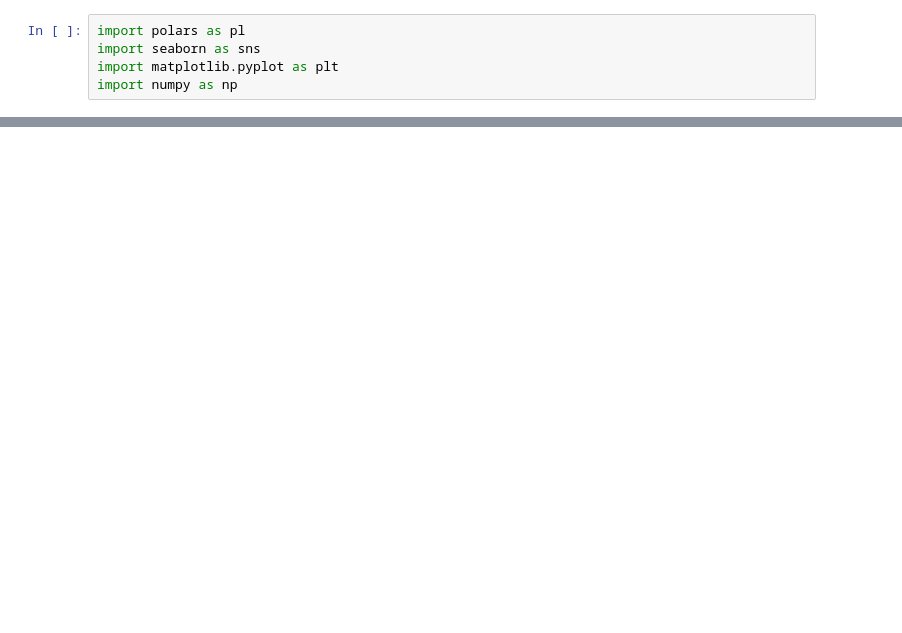
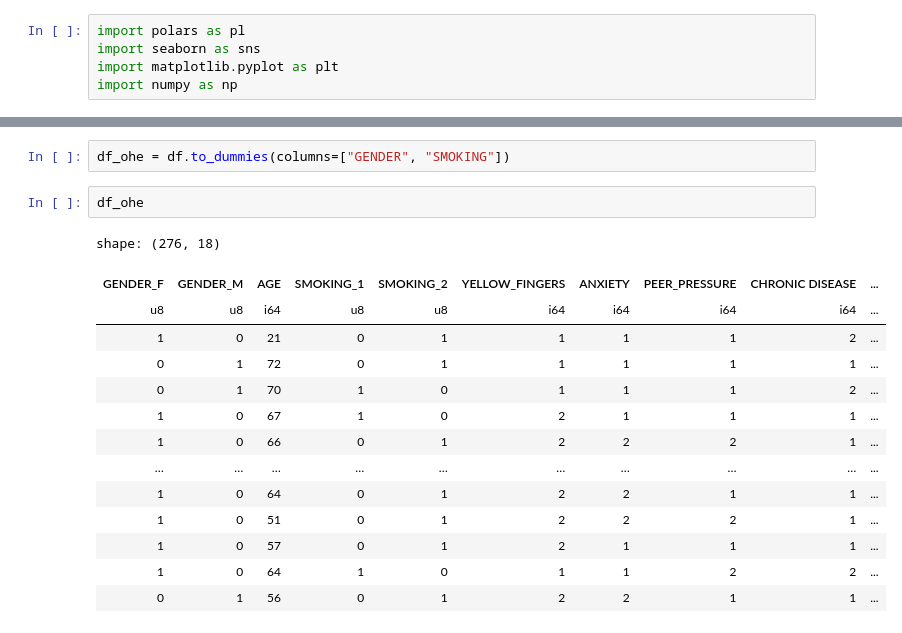
Before and after one commit to the-madhankumar/LungCancer, a Jupyter notebook: Code/main.ipynb, the cells around one changed output, grey strips where cells are left out. Saved outputs shown, nothing was run; the diff lists cells and outputs as text; blank space fills up the shorter version.

```diff
--- a/Code/main.ipynb
+++ b/Code/main.ipynb
@@ -17,0 +113,19 @@ shape: (5, 16)
+# %%
+df_ohe = df.to_dummies(columns=["GENDER", "SMOKING"])
+# %%
+df_ohe
+# %% [output]
+shape: (276, 18)
+| GENDER_F | GENDER_M | AGE | SMOKING_1 | SMOKING_2 | YELLOW_FINGERS | ANXIETY | PEER_PRESSURE | CHRONIC DISEASE | ... |
+| u8 | u8 | i64 | u8 | u8 | i64 | i64 | i64 | i64 | ... |
+| 1 | 0 | 21 | 0 | 1 | 1 | 1 | 1 | 2 | ... |
+| 0 | 1 | 72 | 0 | 1 | 1 | 1 | 1 | 1 | ... |
+| 0 | 1 | 70 | 1 | 0 | 1 | 1 | 1 | 2 | ... |
+| 1 | 0 | 67 | 1 | 0 | 2 | 1 | 1 | 1 | ... |
+| 1 | 0 | 66 | 0 | 1 | 2 | 2 | 2 | 1 | ... |
+| … | … | … | … | … | … | … | … | … | ... |
+| 1 | 0 | 64 | 0 | 1 | 2 | 2 | 1 | 1 | ... |
+| 1 | 0 | 51 | 0 | 1 | 2 | 2 | 2 | 1 | ... |
+| 1 | 0 | 57 | 0 | 1 | 2 | 1 | 1 | 1 | ... |
+| 1 | 0 | 64 | 1 | 0 | 1 | 1 | 2 | 2 | ... |
+| 0 | 1 | 56 | 0 | 1 | 2 | 2 | 1 | 1 | ... |
```
Also changed, not shown: parts of 11 cells of this notebook.
